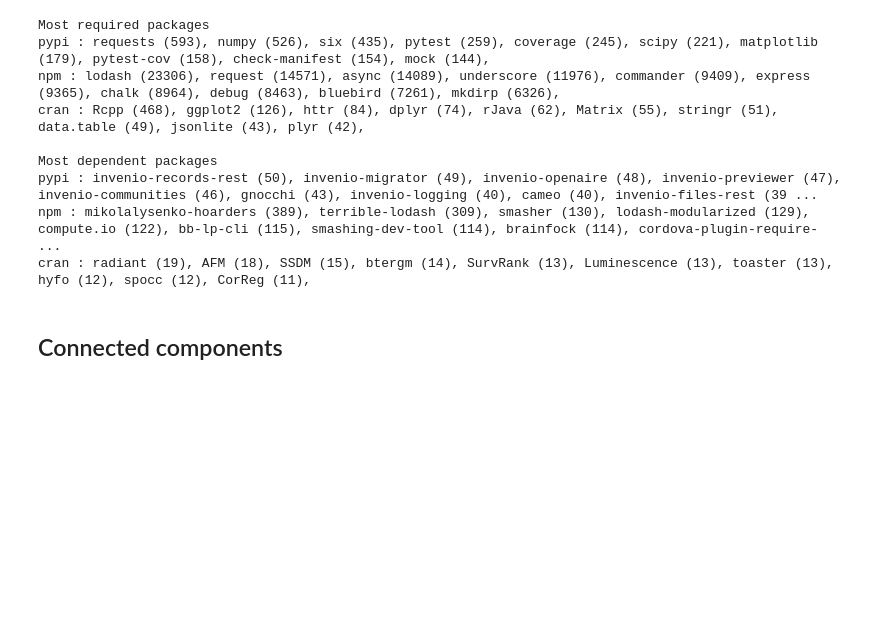
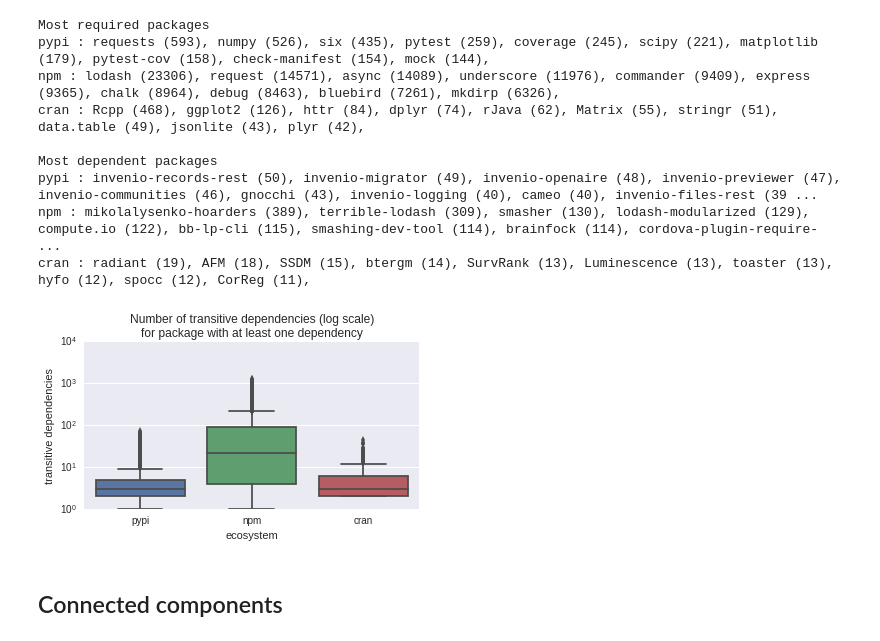
Before and after one commit to maelick/ecos-analysis, a Jupyter notebook: WEA2016-ecos/notebook/Ecosystem graphs.ipynb, the cells around one changed output. Saved outputs shown, nothing was run; the diff lists cells and outputs as text; code cells hidden in the pictures; blank space fills up the shorter version.

```diff
--- a/WEA2016-ecos/notebook/Ecosystem graphs.ipynb
+++ b/WEA2016-ecos/notebook/Ecosystem graphs.ipynb
@@ -245,6 +241,30 @@ Most dependent packages
 pypi : invenio-records-rest (50), invenio-migrator (49), invenio-openaire (48), invenio-previewer (47), invenio-communities (46), gnocchi (43), invenio-logging (40), cameo (40), invenio-files-rest (39 ...
 npm : mikolalysenko-hoarders (389), terrible-lodash (309), smasher (130), lodash-modularized (129), compute.io (122), bb-lp-cli (115), smashing-dev-tool (114), brainfock (114), cordova-plugin-require- ...
 cran : radiant (19), AFM (18), SSDM (15), btergm (14), SurvRank (13), Luminescence (13), toaster (13), hyfo (12), spocc (12), CorReg (11),
+# %%
+data = []
+for ecos, graph in graphs.items():
+    nodes = graph.vs.select(_outdegree_ge=1)
+    for node in nodes:
+        n = 0
+        for reachable_node in graph.bfsiter(node):
+            n += 1
+        data.append((ecos, n))
+
+
+df = pandas.DataFrame.from_records(data, columns=['ecosystem', 'transitive dependencies'])
+
+ax = seaborn.boxplot(x='ecosystem', y='transitive dependencies', data=df)
+ax.set_yscale('log')
+
+ax.figure.set_size_inches(FIG_SIZE)
+
+if SHOW_TITLE:
+    ax.set_title('Number of transitive dependencies (log scale)\nfor package with at least one dependency')
+
+savefig(ax.figure, 'transitive_dependencies')
+# %% [output]
+[figure, added]
 # %% [markdown]
 ## Connected components
 # %%
```
Also changed, not shown: parts of 2 cells of this notebook, 6 other files.
